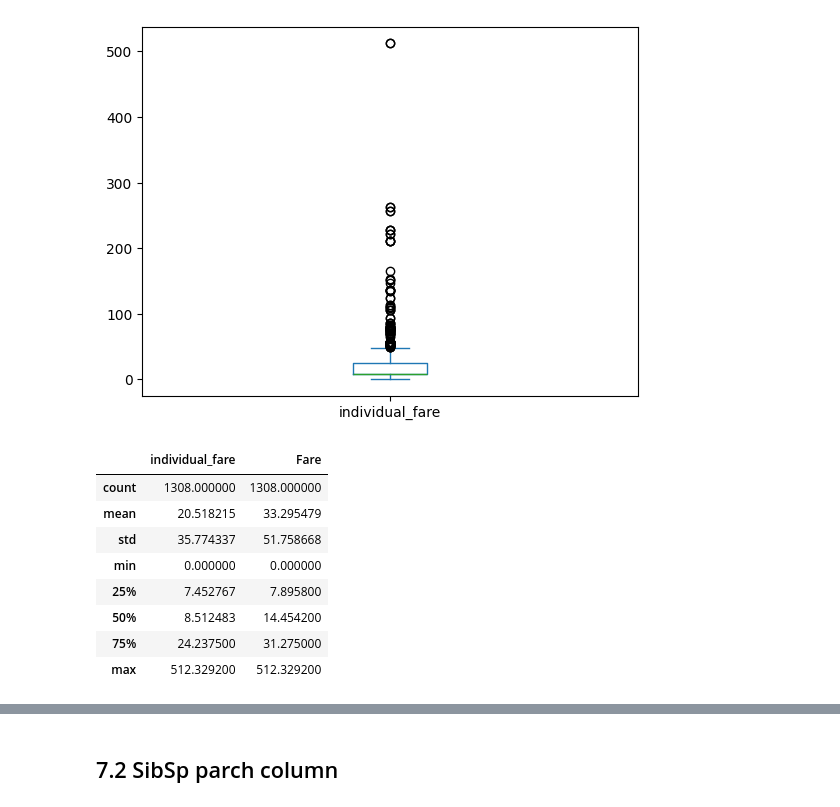
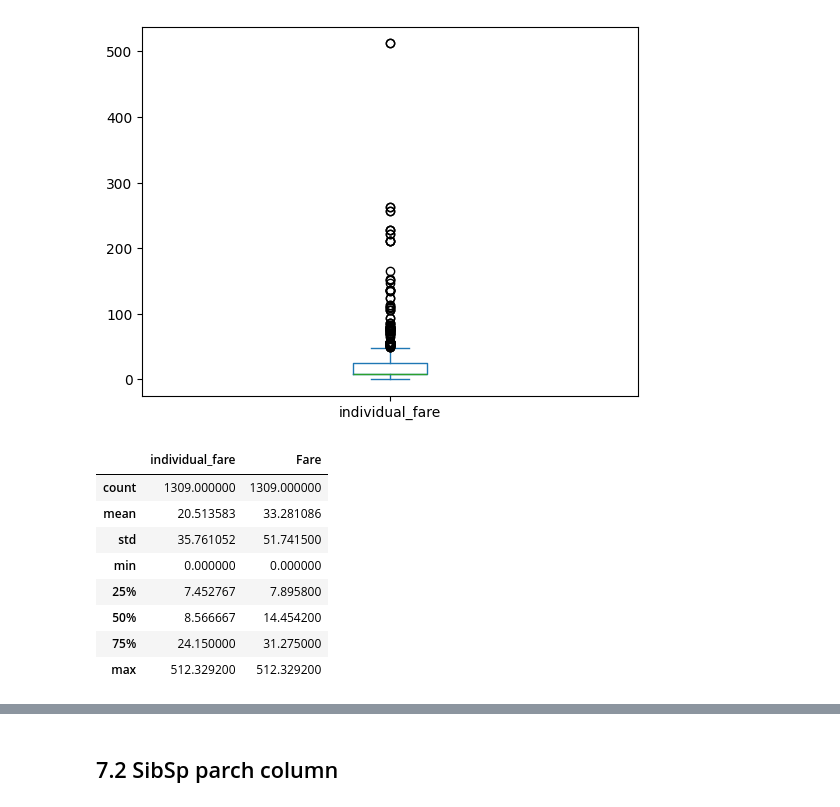
Before and after one commit to shahbarhussain/Titanic-EDA-survival-analysis, a Jupyter notebook: Titanic_EDA.ipynb, the cells around one changed output, grey strips where cells are left out. Drawn from its saved outputs; the diff is of its cells as text; code cells hidden in the pictures.

```diff
--- a/Titanic_EDA.ipynb
+++ b/Titanic_EDA.ipynb
@@ -269,0 +394,3 @@ np.int64(0)
+# %%
+
+ndf['Fare'] = ndf['Fare'].fillna(ndf['Fare'].median())
@@ -269,0 +419,2 @@ np.int64(0)
+# %%
+ndf['Cabin'] = ndf['Cabin'].fillna('M')
@@ -269,0 +447,2 @@ np.int64(0)
+# %%
+ndf['Embarked'] = ndf['Embarked'].fillna('S') #since roughly 72% passengers embarked from Southampton
@@ -352,3 +554,3 @@ merged_data[merged_data['Ticket'] == 'CA 2144']
 # %%
-merged_data['individual_fare'] = merged_data['Fare']/(merged_data['SibSp'] + merged_data['Parch'] + 1)
+ndf['individual_fare'] = ndf['Fare']/(ndf['SibSp'] + ndf['Parch'] + 1)
 # %%
@@ -357,15 +559,15 @@ merged_data['individual_fare'].plot(kind='box')
 <Axes: >
 [figure]
 # %%
-merged_data[['individual_fare','Fare']].describe()
+ndf[['individual_fare','Fare']].describe()
 # %% [output]
 |  | individual_fare | Fare |
-| count | 1308.000000 | 1308.000000 |
-| mean | 20.518215 | 33.295479 |
-| std | 35.774337 | 51.758668 |
+| count | 1309.000000 | 1309.000000 |
+| mean | 20.513583 | 33.281086 |
+| std | 35.761052 | 51.741500 |
 | min | 0.000000 | 0.000000 |
 | 25% | 7.452767 | 7.895800 |
-| 50% | 8.512483 | 14.454200 |
-| 75% | 24.237500 | 31.275000 |
+| 50% | 8.566667 | 14.454200 |
+| 75% | 24.150000 | 31.275000 |
 | max | 512.329200 | 512.329200 |
 # %%
```
Also changed, not shown: parts of 195 cells of this notebook, 2 other files.
